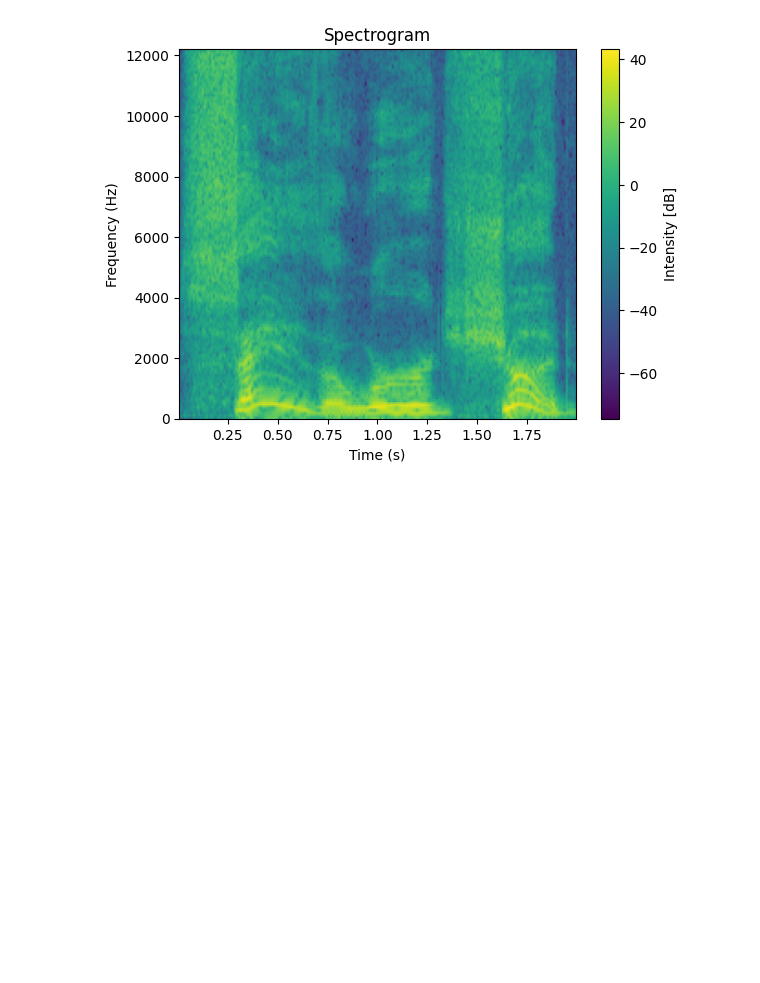
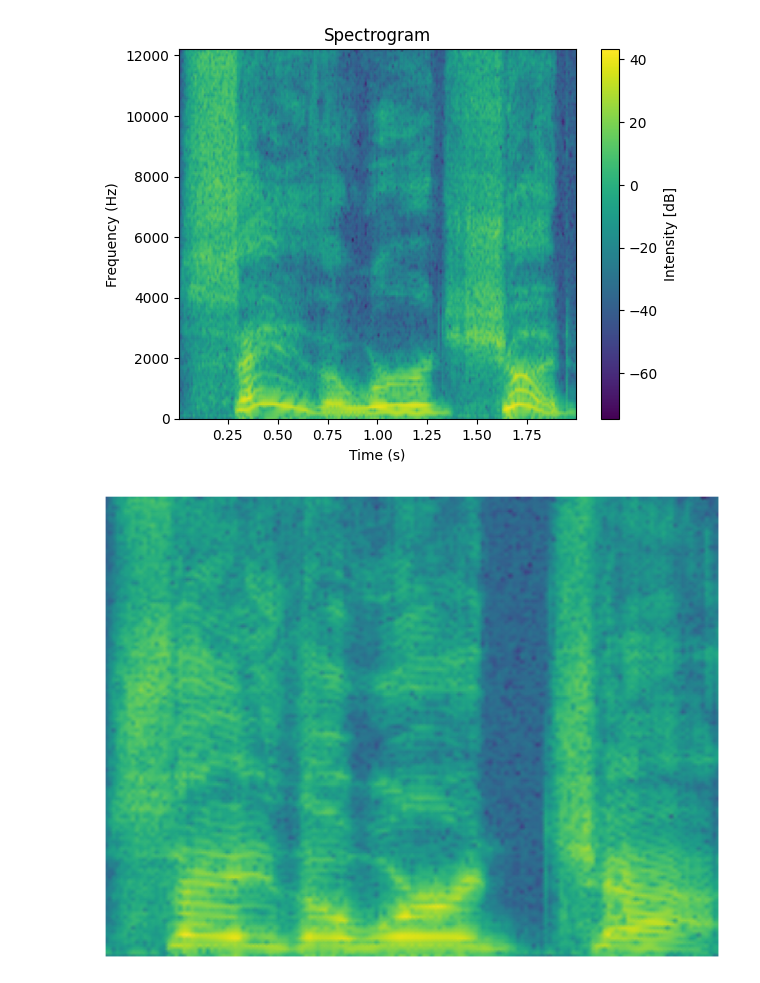
Before and after one commit to ozboz11/sound-classification, a Jupyter notebook: v1.ipynb, the cells around one changed output. Drawn from its saved outputs; the diff is of its cells as text; code cells hidden in the pictures; blank space fills up the shorter version.

```diff
--- a/v1.ipynb
+++ b/v1.ipynb
@@ -196,0 +195,14 @@ model
+# %%
+from transformers import AutoProcessor, AutoModel,pipeline,BarkModel
+import scipy
+import numpy as np
+
+processor = AutoProcessor.from_pretrained("suno/bark")
+model = BarkModel.from_pretrained("suno/bark")
+text = "Nice to meet you .[laughter]"
+
+inputs = processor(text, voice_preset="v2/en_speaker_6")
+audio_array = model.generate(**inputs)
+audio_array = audio_array.cpu().numpy().squeeze()
+sample_rate = model.generation_config.sample_rate
+scipy.io.wavfile.write("bark_out.wav",rate=sample_rate, data=audio_array)
@@ -244,4 +299,27 @@ def plot_spectrogram(path):
 plot_spectrogram(new_wav_path)
 # %% [output]
 [figure]
+# %%
+new_wav_path = "OAF_angry\OAF_chat_angry.wav"
+
+from scipy.io import wavfile
+from scipy.signal import spectrogram
+
+def plot_spectrogram(path):
+    sample_rate, samples = wavfile.read(path)
+    f, t, Sxx = spectrogram(samples, fs=sample_rate)
+
+    plt.figure()
+    plt.pcolormesh(t, f, 10 * np.log10(Sxx), shading='gouraud')
+
+    # Remove axes and colorbar
+    plt.axis('off')
+    plt.tight_layout(pad=0)
+    plt.savefig("deneme.png", format='png', bbox_inches='tight', pad_inches=0)
+
+
+
+plot_spectrogram(new_wav_path)
+# %% [output]
+[figure, added]
 # %%
```
Also changed, not shown: parts of 16 cells of this notebook.
